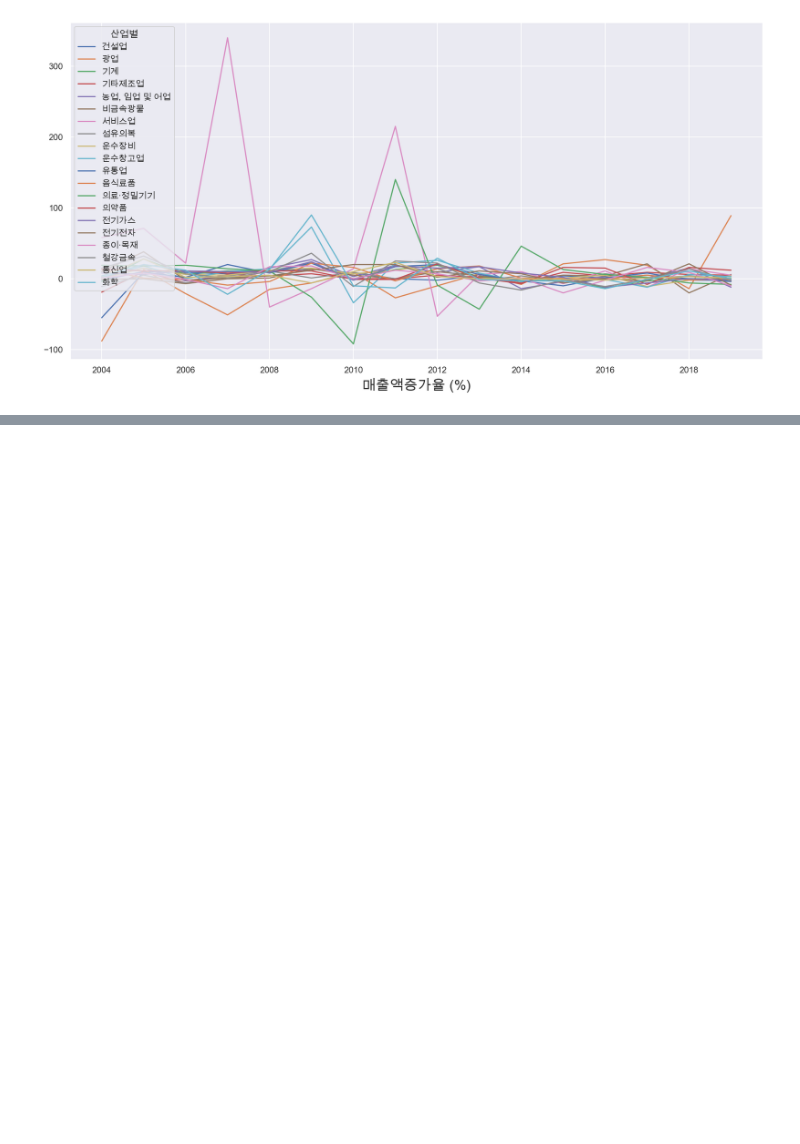
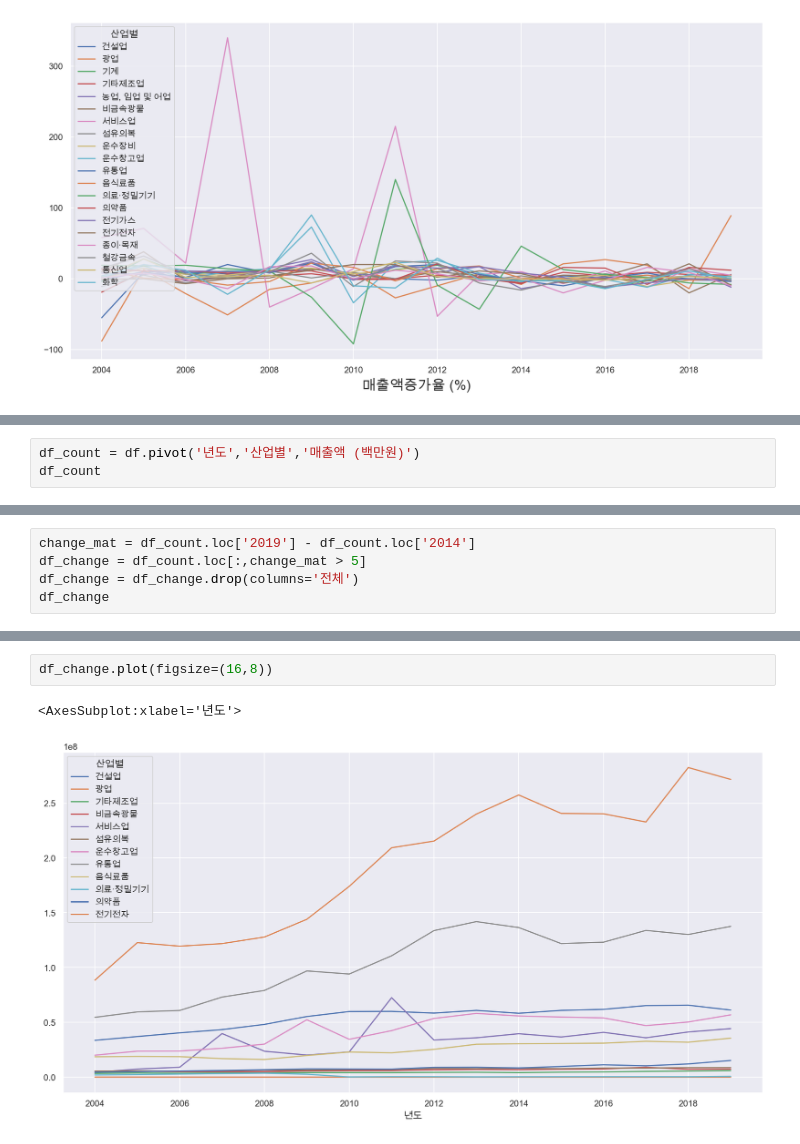
Before and after one commit to dss-16th/eda-repo-1, a Jupyter notebook: revenue.ipynb, the cells around one changed output, grey strips where cells are left out. Cells and saved outputs as stored; diff of their text form; blank space fills up the shorter version.

```diff
--- a/revenue.ipynb
+++ b/revenue.ipynb
@@ -265,0 +288,3 @@ for index in index_list:
+# %%
+df_count = df.pivot('년도','산업별','매출액 (백만원)')
+df_count
@@ -265,0 +332,5 @@ for index in index_list:
+# %%
+change_mat = df_count.loc['2019'] - df_count.loc['2014']
+df_change = df_count.loc[:,change_mat > 5]
+df_change = df_change.drop(columns='전체')
+df_change
@@ -265,0 +356,5 @@ for index in index_list:
+# %%
+df_change.plot(figsize=(16,8))
+# %% [output]
+<AxesSubplot:xlabel='년도'>
+[figure, added]
```
Also changed, not shown: parts of 8 cells of this notebook.
